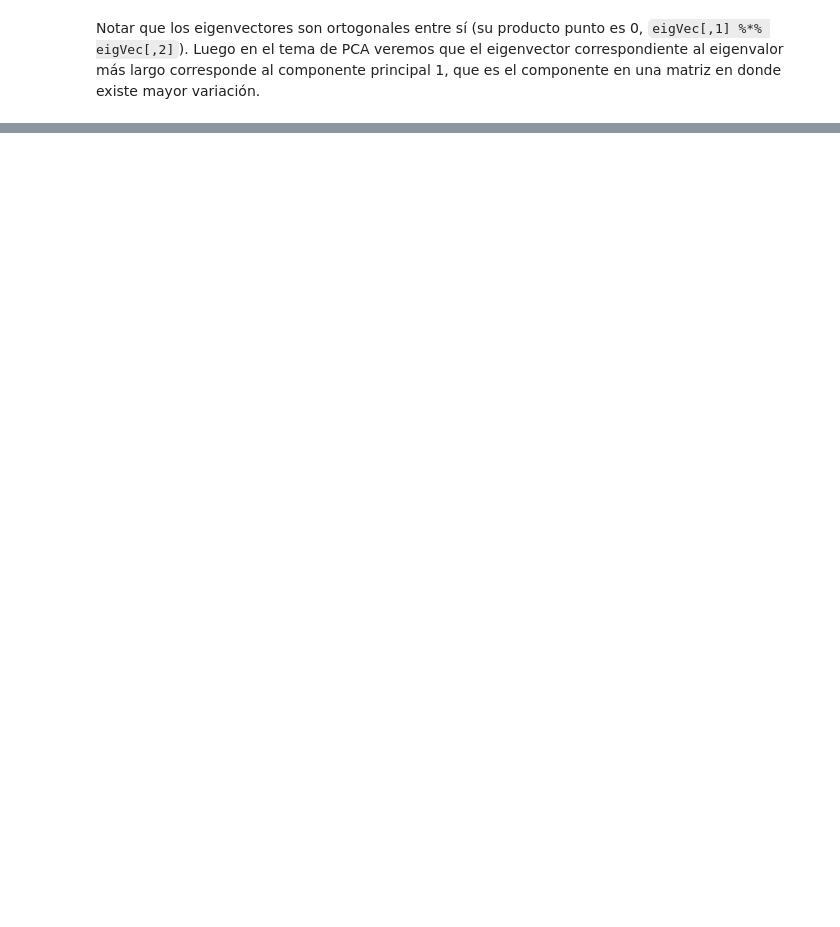
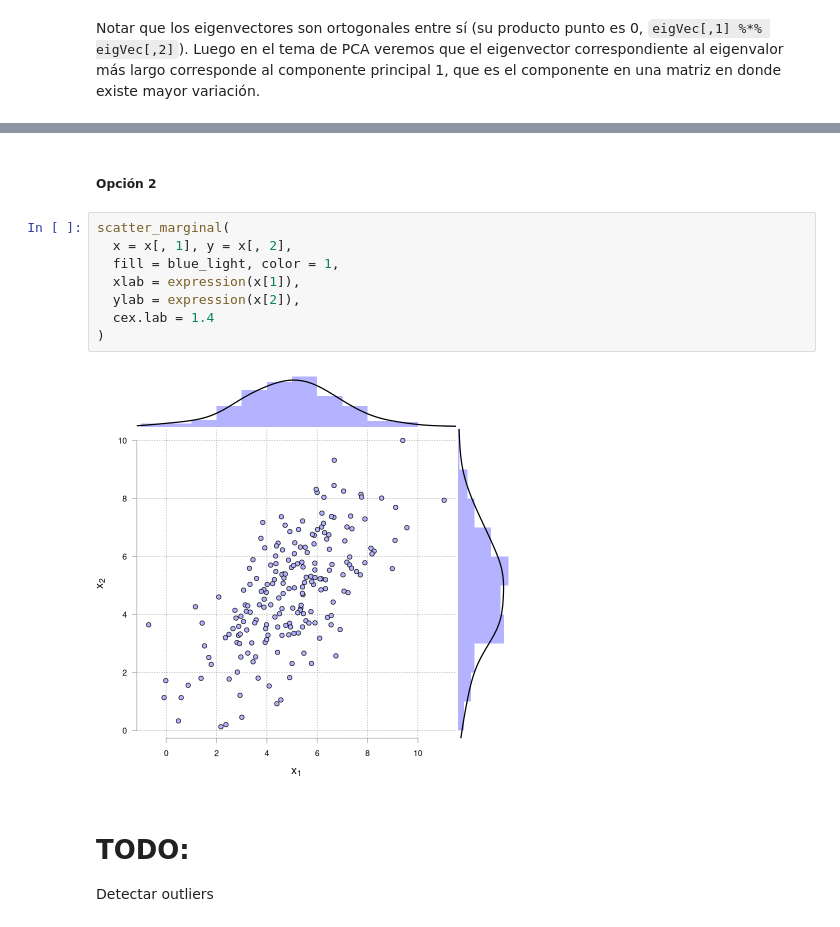
Before and after one commit to jealcalat/Analisis_multivariado-deprecated-, a Jupyter notebook: 2_modelos_multivariados/2.2_distribucion_multinormal.ipynb, the cells around one changed output, grey strips where cells are left out. Drawn from its saved outputs; the diff is of its cells as text; blank space fills up the shorter version.

```diff
--- a/2_modelos_multivariados/2.2_distribucion_multinormal.ipynb
+++ b/2_modelos_multivariados/2.2_distribucion_multinormal.ipynb
@@ -733,3 +709,18 @@ ggMarginal(p_scatter, type = "densigram")
 
 `geom_smooth()` using formula 'y ~ x'
 [figure]
+# %% [markdown]
+##### Opción 2
+# %%
+scatter_marginal(
+  x = x[, 1], y = x[, 2],
+  fill = blue_light, color = 1,
+  xlab = expression(x[1]),
+  ylab = expression(x[2]),
+  cex.lab = 1.4
+)
+# %% [output]
+[figure, added]
+# %% [markdown]
+# TODO:
+Detectar outliers
```
Also changed, not shown: parts of 9 cells of this notebook, 5 other files.
